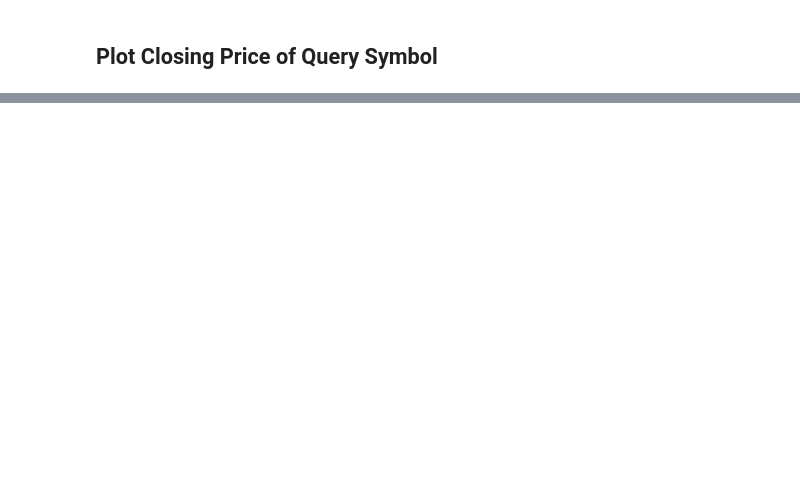
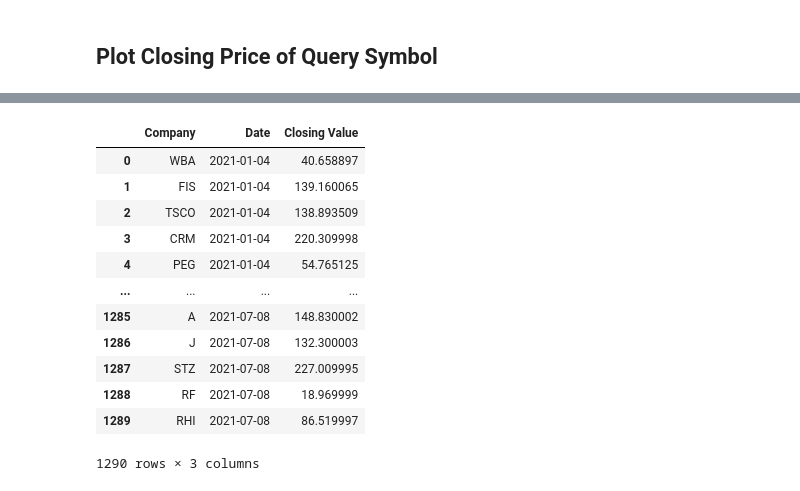
Before and after one commit to BingQuanChua/DataScienceApps, a Jupyter notebook: 04_eda_s&p500_stock_price/web_scraping.ipynb, the cells around one changed output, grey strips where cells are left out. Saved outputs shown, nothing was run; the diff lists cells and outputs as text; code cells hidden in the pictures; blank space fills up the shorter version.

```diff
--- a/04_eda_s&p500_stock_price/web_scraping.ipynb
+++ b/04_eda_s&p500_stock_price/web_scraping.ipynb
@@ -266,0 +346,19 @@ for symbol in list_of_symbols[:10]:
+# %%
+df_melt = pd.melt(df_filtered, id_vars=["level_0"]).rename(
+    columns={"level_0":"Company", "value": "Closing Value"}
+)
+df_melt
+# %% [output]
+|  | Company | Date | Closing Value |
+| 0 | WBA | 2021-01-04 | 40.658897 |
+| 1 | FIS | 2021-01-04 | 139.160065 |
+| 2 | TSCO | 2021-01-04 | 138.893509 |
+| 3 | CRM | 2021-01-04 | 220.309998 |
+| 4 | PEG | 2021-01-04 | 54.765125 |
+| ... | ... | ... | ... |
+| 1285 | A | 2021-07-08 | 148.830002 |
+| 1286 | J | 2021-07-08 | 132.300003 |
+| 1287 | STZ | 2021-07-08 | 227.009995 |
+| 1288 | RF | 2021-07-08 | 18.969999 |
+| 1289 | RHI | 2021-07-08 | 86.519997 |
+1290 rows × 3 columns
```
Also changed, not shown: parts of 13 cells of this notebook, 9 other files.
